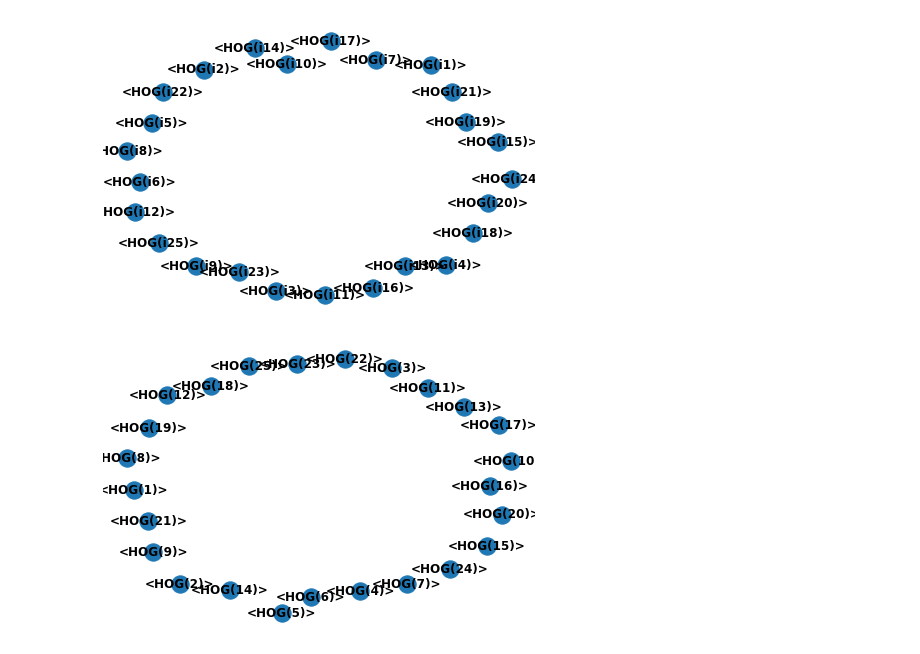
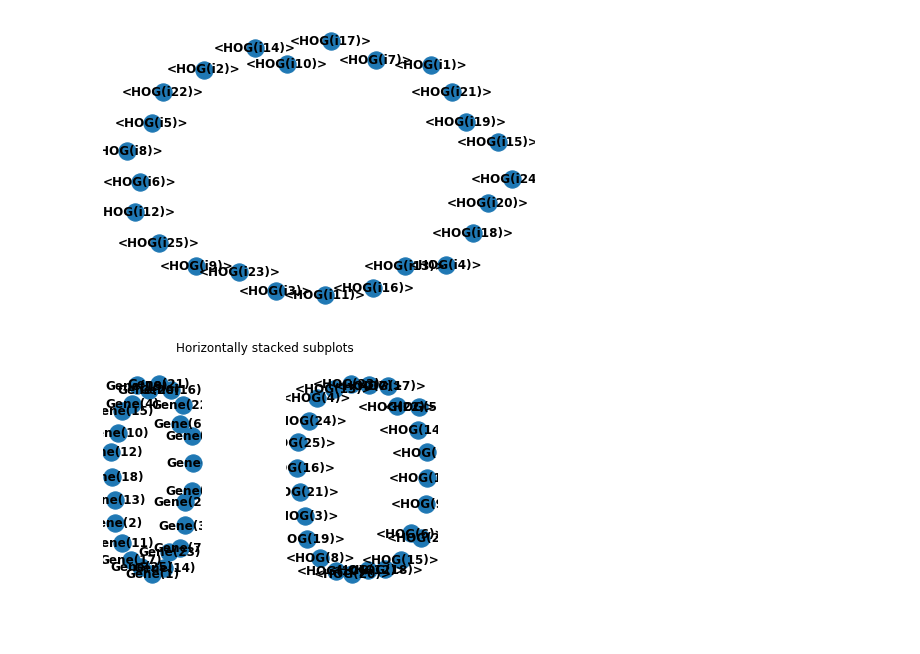
Before and after one commit to kjgilbert/SyntenyBasedOrthology, a Jupyter notebook: My_SyntOrtho_Code/GraphTheory_SyntenyReconstruction.ipynb, the cells around one changed output. Saved outputs shown, nothing was run; the diff lists cells and outputs as text; code cells hidden in the pictures; blank space fills up the shorter version.

Commit message:
changing ancestral synteny output

```diff
--- a/My_SyntOrtho_Code/GraphTheory_SyntenyReconstruction.ipynb
+++ b/My_SyntOrtho_Code/GraphTheory_SyntenyReconstruction.ipynb
@@ -1380,9 +1380,18 @@ test = ham_analysis_no_name.get_ancestral_genome_by_name("SE002_aa/SE003_aa")
 nx.draw(test.taxon.graph[0], with_labels=True, font_weight='bold')
 # %% [output]
 [figure]
-# %%
-test = ham_analysis_no_name.get_ancestral_genome_by_name("SE001_aa/SE002_aa/SE003_aa")
-
-nx.draw(test.taxon.graph[1], with_labels=True, font_weight='bold')
-# %% [output]
-[figure, removed]
+# %%
+test = ham_analysis_no_name.get_ancestral_genome_by_name("SE001_aa/SE002_aa/SE003_aa")
+
+fig, (ax1, ax2) = plt.subplots(1,2)
+fig.suptitle('Horizontally stacked subplots')
+
+nx.draw(test.taxon.graph[0], with_labels=True, font_weight='bold')
+plt.subplot(131)
+
+nx.draw(test.taxon.graph[1], with_labels=True, font_weight='bold')
+#plt.subplot(122)
+#nx.draw(test.taxon.graph[2], with_labels=True, font_weight='bold')
+#plt.subplot(121)
+# %% [output]
+[figure, added]
```
Also changed, not shown: parts of 1 cell of this notebook.
